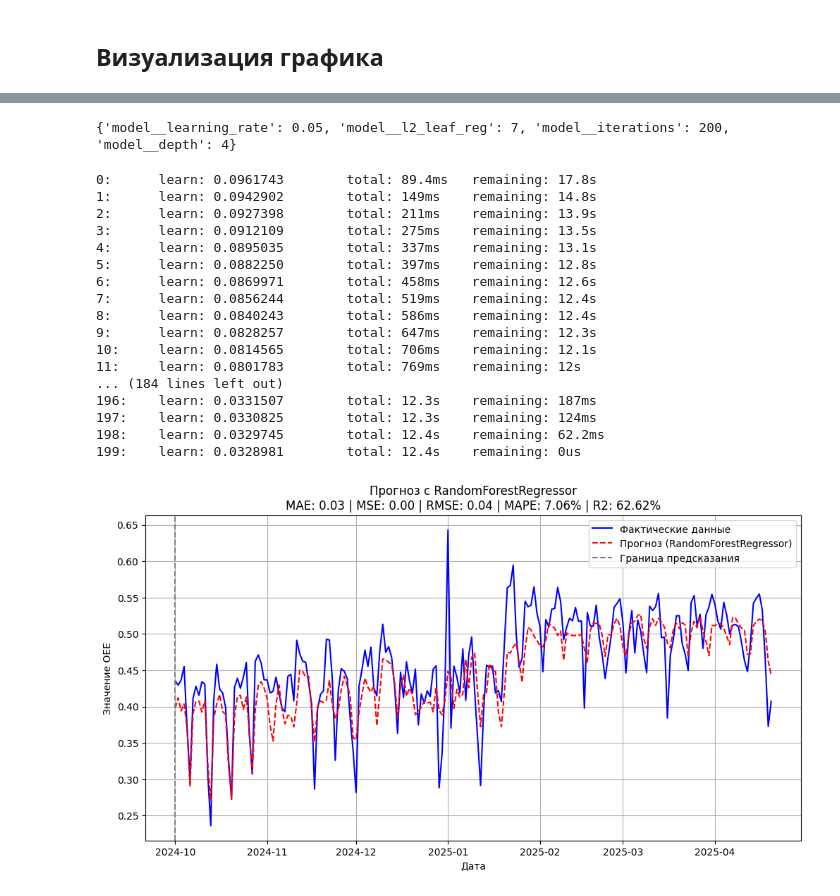
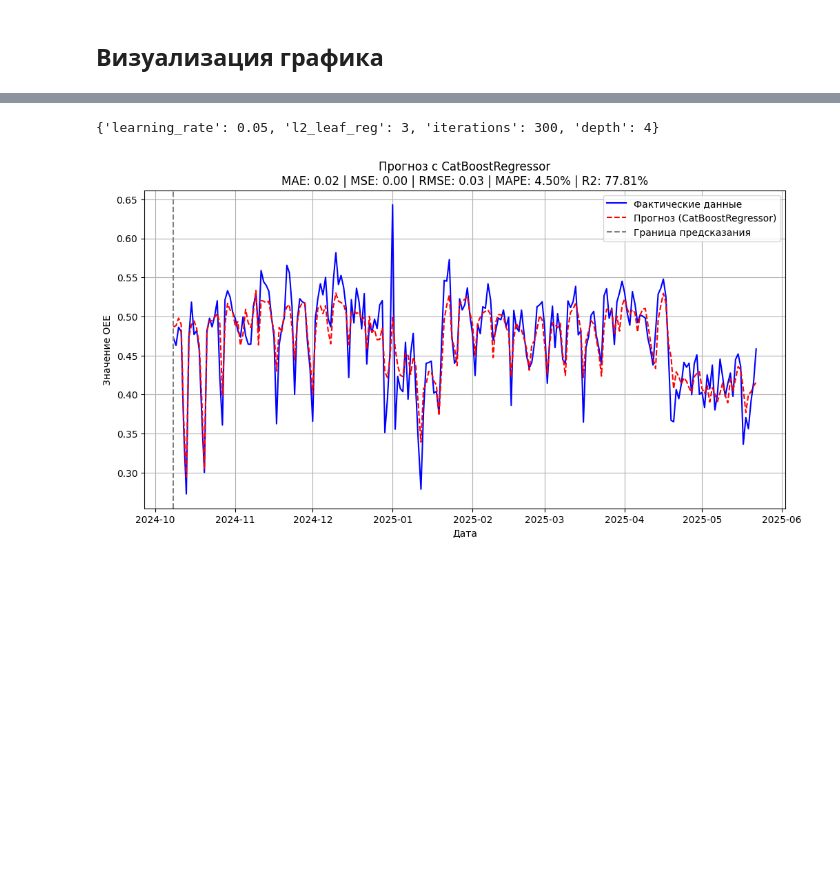
Before and after one commit to OXYCRiNGE/stanki, a Jupyter notebook: analysis.ipynb, the cells around one changed output, grey strips where cells are left out. Drawn from its saved outputs; the diff is of its cells as text; code cells hidden in the pictures; blank space fills up the shorter version.

```diff
--- a/analysis.ipynb
+++ b/analysis.ipynb
@@ -176,4 +199,5 @@ plt.show()
 # %%
+
 import seaborn as sns
 import matplotlib.pyplot as plt
 
@@ -188,7 +212,7 @@ correlation_matrix_oee = df_cleaned.corr()
 
 exog_vars_oee = correlation_matrix_oee["OEE"].drop("OEE").abs()
 
-exog_columns_oee = exog_vars_oee[exog_vars_oee > 0.3].index.tolist()
+exog_columns_oee = exog_vars_oee[exog_vars_oee > 0.2].index.tolist()
 # top_n = 10  # Количество переменных
 # exog_columns_oee = exog_vars_oee.sort_values(ascending=False).head(top_n).index.tolist()
 
@@ -204,5 +228,6 @@ exog_variables_dict = {
 }
 
 # Вывод словаря
-exog_variables_dict
+display(exog_columns_oee)
+display(exog_variables_dict)
 # %% [output]
@@ -282,8 +339,8 @@ from sklearn.metrics import mean_absolute_error, mean_squared_error, r2_score, m
 import matplotlib.pyplot as plt
 import numpy as np
 # %%
-# custom_lags = [1, 2, 3, 4, 5, 6, 7, 14, 30]
 TEST_SIZE = 0.2
 LAG = 60
-# X_train, X_test, y_train, y_test = preprocess_data(df_cleaned, target='OEE', lag_end=LAG, exog_columns=exog_variables_dict['OEE'], test_size=TEST_SIZE)
-X_train, X_test, y_train, y_test = preprocess_data(df_cleaned, target='OEE', lag_end=LAG, exog_columns=None, test_size=TEST_SIZE)
+X_train, X_test, y_train, y_test = preprocess_data(
+    df_cleaned, target='OEE', lag_end=LAG, exog_columns=exog_variables_dict['OEE'], test_size=TEST_SIZE
+)
@@ -438,5 +520,5 @@ Fitting 5 folds for each of 10 candidates, totalling 50 fits
 # %%
-rf_params = next(item["best_params"] for item in results if item["model"] == "CatBoostRegressor")
-print(rf_params)
+# rf_params = next(item["best_params"] for item in results if item["model"] == "CatBoostRegressor")
+# print(rf_params)
+# bm_params = df_results['best_params'][2]
+# bm_name = df_results['model'][2]
-# %% [output]
-{'model__learning_rate': 0.05, 'model__l2_leaf_reg': 7, 'model__iterations': 200, 'model__depth': 4}
@@ -443,64 +527,62 @@ print(rf_params)
+# %%
+bm_params = {
+        'learning_rate': 0.05,
+        'l2_leaf_reg': 3,
+        'iterations': 300,
+        'depth': 4
+    }
+bm_name = 'CatBoostRegressor'
+print(bm_params)
+# %% [output]
+{'learning_rate': 0.05, 'l2_leaf_reg': 3, 'iterations': 300, 'depth': 4}
 # %%
+from catboost import CatBoostRegressor
 import numpy as np
 import pandas as pd
 import matplotlib.pyplot as plt
+from sklearn.discriminant_analysis import StandardScaler
 from sklearn.metrics import mean_absolute_error, mean_squared_error, mean_absolute_percentage_error, r2_score
 from sklearn.pipeline import Pipeline
 from sklearn.ensemble import RandomForestRegressor
 
-# --- Убираем префикс "model__" из rf_params ---
-cleaned_rf_params = {k.replace("model__", ""): v for k, v in rf_params.items()}
+RANDOM_SEED = 42
+# --- Убираем префикс "model__" из bm_params ---
+cleaned_bm_params = {k.replace("model__", ""): v for k, v in bm_params.items()}
 
 # --- Обучение модели с лучшими параметрами через Pipeline ---
 best_pipeline = Pipeline([
-    ("scaler", StandardScaler()),
-    ("model", CatBoostRegressor(**cleaned_rf_params))
+    # ("scaler", StandardScaler()),
+    ("model", CatBoostRegressor(**cleaned_bm_params, verbose=0, random_seed=RANDOM_SEED, has_time=True, thread_count=-1))
+    # ("model", SVR(**cleaned_bm_params))
 ])
 
 best_pipeline.fit(X_train, y_train)  # Обучаем
 
 # --- Прогнозирование ---
 final_preds = best_pipeline.predict(X_test)
 
 # --- Вычисление метрик ---
 mae = mean_absolute_error(y_test, final_preds)
 mse = mean_squared_error(y_test, final_preds)
 rmse = np.sqrt(mse)
 mape = mean_absolute_percentage_error(y_test, final_preds)
 r2 = r2_score(y_test, final_preds)
 
 # --- Визуализация прогноза ---
 plt.figure(figsize=(12, 6))
 plt.plot(y_test.index, y_test, label="Фактические данные", color="blue")
-plt.plot(y_test.index, final_preds, label="Прогноз (RandomForestRegressor)", color="red", linestyle="dashed")
+plt.plot(y_test.index, final_preds, label=f"Прогноз ({bm_name})", color="red", linestyle="dashed")
 
 plt.axvline(x=y_test.index[0], color="gray", linestyle="--", label="Граница предсказания")
 plt.legend()
-plt.title(f"Прогноз с RandomForestRegressor\n"
+plt.title(f"Прогноз с {bm_name}\n"
           f"MAE: {mae:.2f} | MSE: {mse:.2f} | RMSE: {rmse:.2f} | MAPE: {mape:.2%} | R2: {r2:.2%}")
 plt.xlabel("Дата")
 plt.ylabel("Значение OEE")
 plt.grid(True)
 plt.show()
 # %% [output]
-0:      learn: 0.0961743        total: 89.4ms   remaining: 17.8s
-1:      learn: 0.0942902        total: 149ms    remaining: 14.8s
-2:      learn: 0.0927398        total: 211ms    remaining: 13.9s
-3:      learn: 0.0912109        total: 275ms    remaining: 13.5s
-4:      learn: 0.0895035        total: 337ms    remaining: 13.1s
-5:      learn: 0.0882250        total: 397ms    remaining: 12.8s
-6:      learn: 0.0869971        total: 458ms    remaining: 12.6s
-7:      learn: 0.0856244        total: 519ms    remaining: 12.4s
-8:      learn: 0.0840243        total: 586ms    remaining: 12.4s
-9:      learn: 0.0828257        total: 647ms    remaining: 12.3s
-10:     learn: 0.0814565        total: 706ms    remaining: 12.1s
-11:     learn: 0.0801783        total: 769ms    remaining: 12s
-... (184 lines left out)
-196:    learn: 0.0331507        total: 12.3s    remaining: 187ms
-197:    learn: 0.0330825        total: 12.3s    remaining: 124ms
-198:    learn: 0.0329745        total: 12.4s    remaining: 62.2ms
-199:    learn: 0.0328981        total: 12.4s    remaining: 0us
-[figure, old version]
+[figure, new version]
 # %%
 import numpy as np
 import pandas as pd
```
Also changed, not shown: parts of 24 cells of this notebook, 1 other file.
